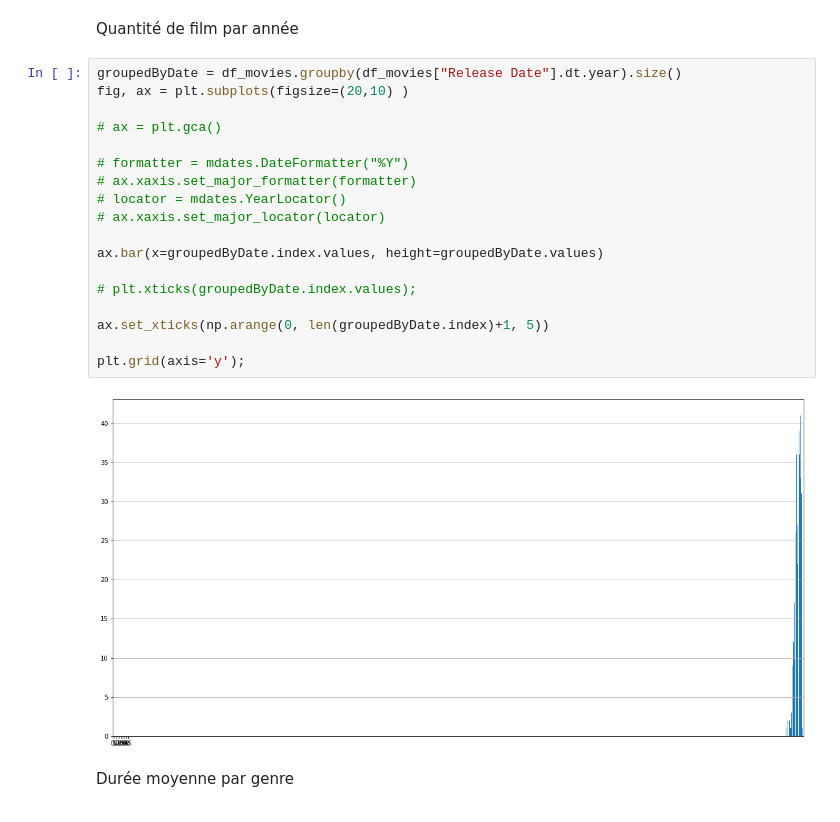
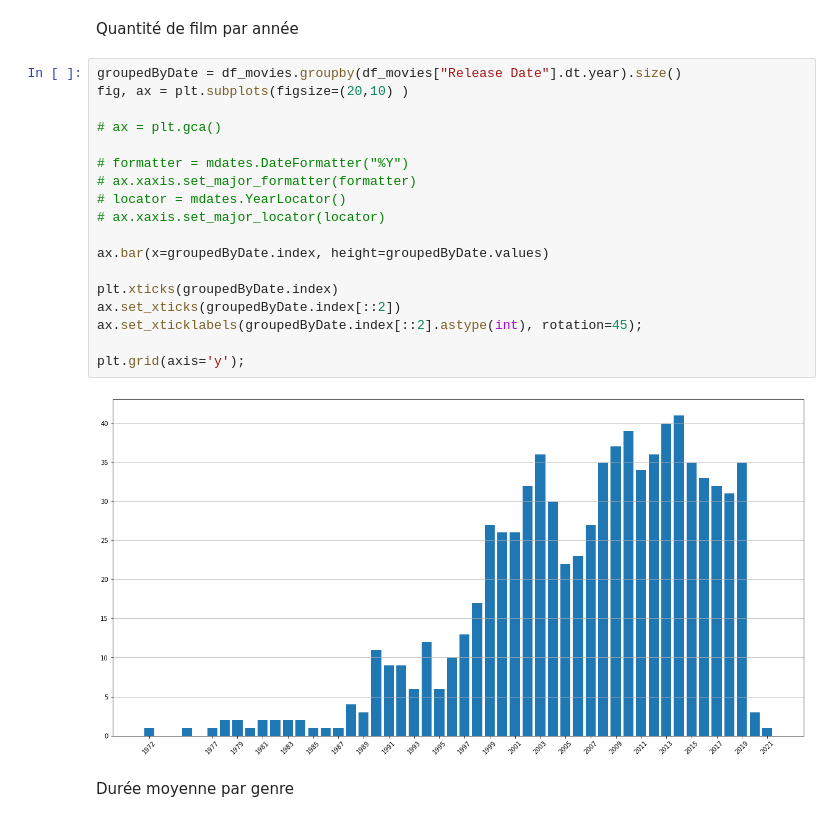
Before and after one commit to dalexmuro/Sujet04-Movies, a Jupyter notebook: analyse.ipynb, the cells around one changed output. Saved outputs shown, nothing was run; the diff lists cells and outputs as text.

Commit message:
change options plot

```diff
--- a/analyse.ipynb
+++ b/analyse.ipynb
@@ -216,23 +216,23 @@ Quantité de film par année
 # %%
 groupedByDate = df_movies.groupby(df_movies["Release Date"].dt.year).size()
 fig, ax = plt.subplots(figsize=(20,10) )
 
 # ax = plt.gca()
 
 # formatter = mdates.DateFormatter("%Y")
 # ax.xaxis.set_major_formatter(formatter)
 # locator = mdates.YearLocator()
 # ax.xaxis.set_major_locator(locator)
 
-ax.bar(x=groupedByDate.index.values, height=groupedByDate.values)
+ax.bar(x=groupedByDate.index, height=groupedByDate.values)
 
-# plt.xticks(groupedByDate.index.values);
-
-ax.set_xticks(np.arange(0, len(groupedByDate.index)+1, 5))
+plt.xticks(groupedByDate.index)
+ax.set_xticks(groupedByDate.index[::2])
+ax.set_xticklabels(groupedByDate.index[::2].astype(int), rotation=45);
 
 plt.grid(axis='y');
 # %% [output]
-[figure, old version]
+[figure, new version]
 # %% [markdown]
 Durée moyenne par genre
 # %%
```
Also changed, not shown: 3 other files.
